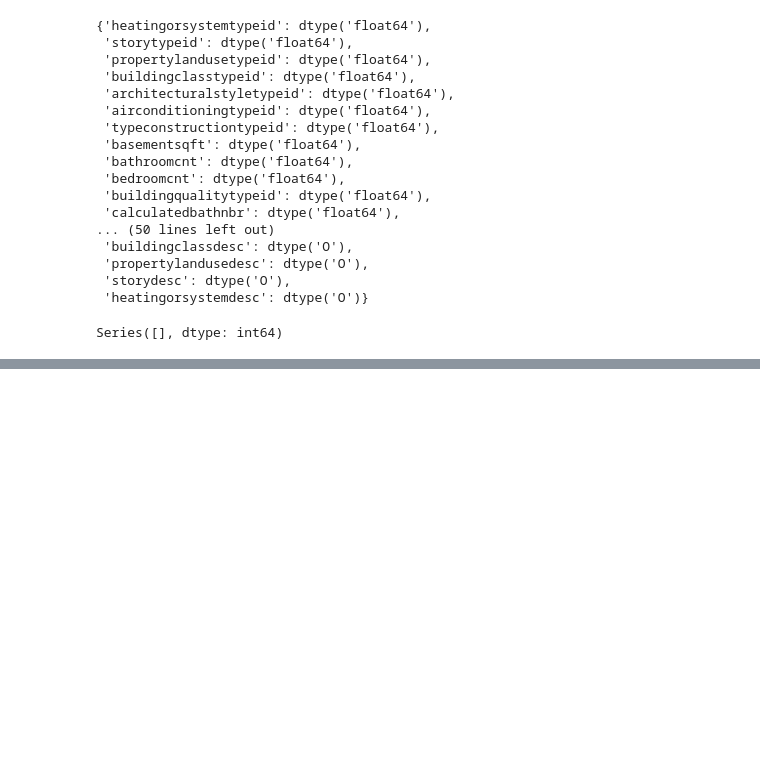
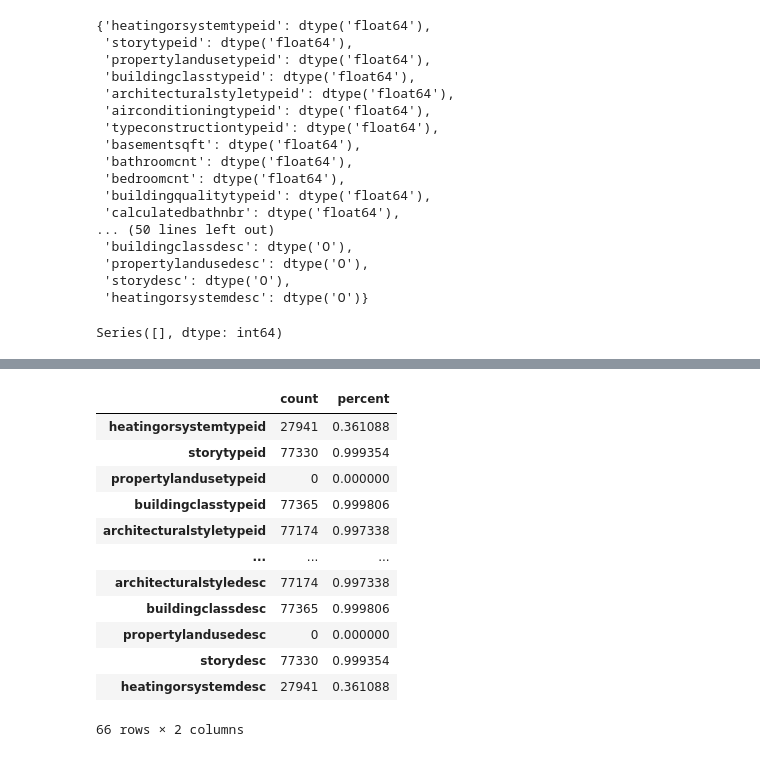
Before and after one commit to alegarcia-dev/clustering-exercises, a Jupyter notebook: zillow.ipynb, the cells around one changed output, grey strips where cells are left out. Drawn from its saved outputs; the diff is of its cells as text; code cells hidden in the pictures; blank space fills up the shorter version.

```diff
--- a/zillow.ipynb
+++ b/zillow.ipynb
@@ -132,0 +137,22 @@ Series([], dtype: int64)
+# %%
+def summarize_column_nulls(df):
+    return pd.concat([
+        zillow.isnull().sum().rename('count'),
+        zillow.isnull().mean().rename('percent')
+    ], axis = 1)
+# %%
+summarize_column_nulls(zillow)
+# %% [output]
+|  | count | percent |
+| heatingorsystemtypeid | 27941 | 0.361088 |
+| storytypeid | 77330 | 0.999354 |
+| propertylandusetypeid | 0 | 0.000000 |
+| buildingclasstypeid | 77365 | 0.999806 |
+| architecturalstyletypeid | 77174 | 0.997338 |
+| ... | ... | ... |
+| architecturalstyledesc | 77174 | 0.997338 |
+| buildingclassdesc | 77365 | 0.999806 |
+| propertylandusedesc | 0 | 0.000000 |
+| storydesc | 77330 | 0.999354 |
+| heatingorsystemdesc | 27941 | 0.361088 |
+66 rows × 2 columns
```
Also changed, not shown: parts of 28 cells of this notebook, 2 other files.
